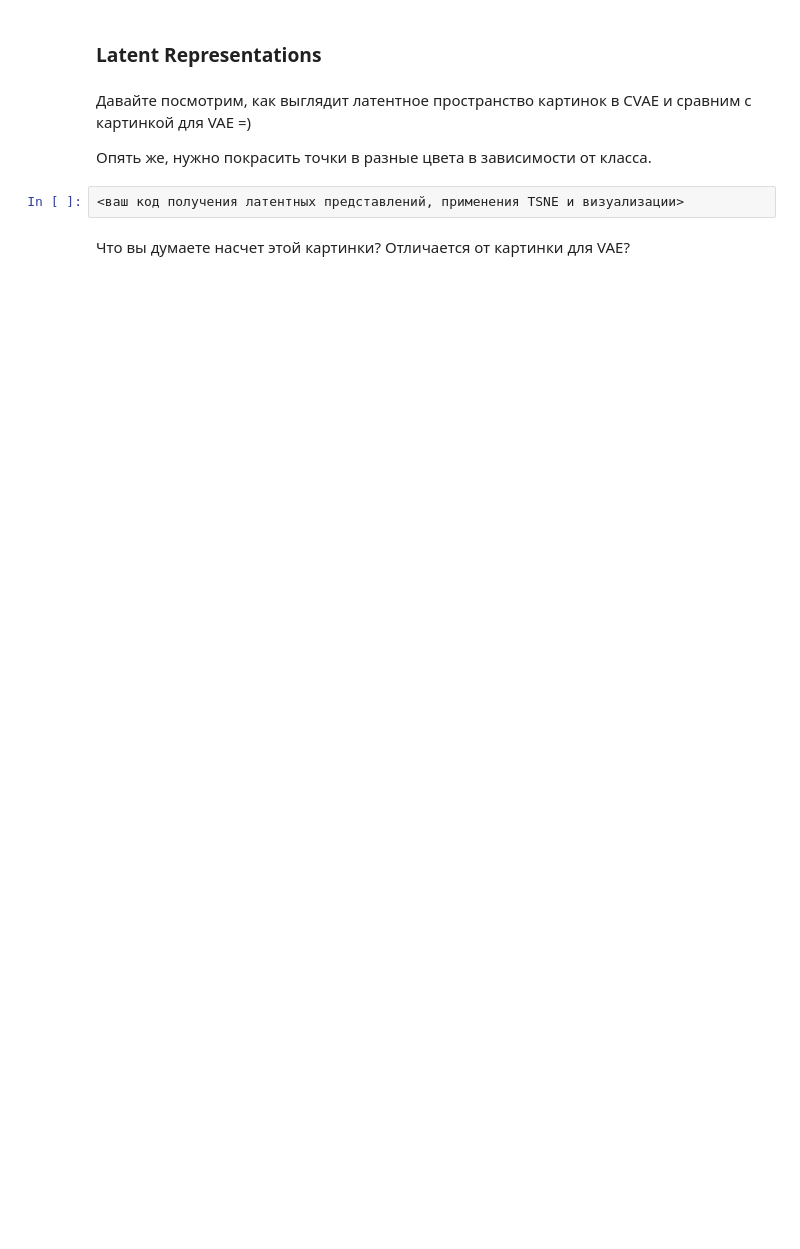
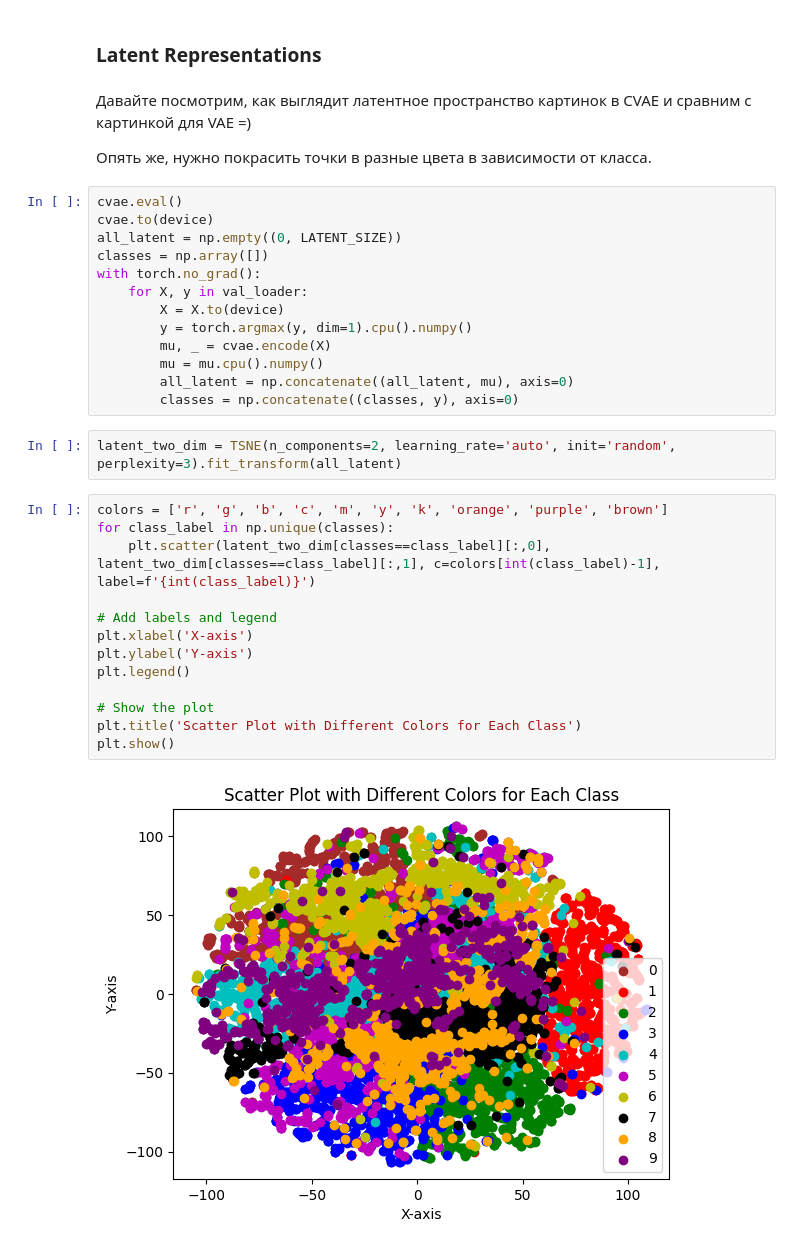
Before and after one commit to stepan-zykov/DLS, a Jupyter notebook: AutoEncoder/Conditional_VAE.ipynb, the cells around one changed output. Drawn from its saved outputs; the diff is of its cells as text; blank space fills up the shorter version.

```diff
--- a/AutoEncoder/Conditional_VAE.ipynb
+++ b/AutoEncoder/Conditional_VAE.ipynb
@@ -267,7 +276,33 @@ Splendid! Вы великолепны!
 Давайте посмотрим, как выглядит латентное пространство картинок в CVAE и сравним с картинкой для VAE =)
 
 Опять же, нужно покрасить точки в разные цвета в зависимости от класса.
-# %%
-<ваш код получения латентных представлений, применения TSNE и визуализации>
-# %% [markdown]
-Что вы думаете насчет этой картинки? Отличается от картинки для VAE?
+# %%
+cvae.eval()
+cvae.to(device)
+all_latent = np.empty((0, LATENT_SIZE))
+classes = np.array([])
+with torch.no_grad():
+    for X, y in val_loader:
+        X = X.to(device)
+        y = torch.argmax(y, dim=1).cpu().numpy()
+        mu, _ = cvae.encode(X)
+        mu = mu.cpu().numpy()
+        all_latent = np.concatenate((all_latent, mu), axis=0)
+        classes = np.concatenate((classes, y), axis=0)
+# %%
+latent_two_dim = TSNE(n_components=2, learning_rate='auto', init='random', perplexity=3).fit_transform(all_latent)
+# %%
+colors = ['r', 'g', 'b', 'c', 'm', 'y', 'k', 'orange', 'purple', 'brown']
+for class_label in np.unique(classes):
+    plt.scatter(latent_two_dim[classes==class_label][:,0], latent_two_dim[classes==class_label][:,1], c=colors[int(class_label)-1], label=f'{int(class_label)}')
+
+# Add labels and legend
+plt.xlabel('X-axis')
+plt.ylabel('Y-axis')
+plt.legend()
+
+# Show the plot
+plt.title('Scatter Plot with Different Colors for Each Class')
+plt.show()
+# %% [output]
+[figure, added]
```
Also changed, not shown: parts of 9 cells of this notebook.
